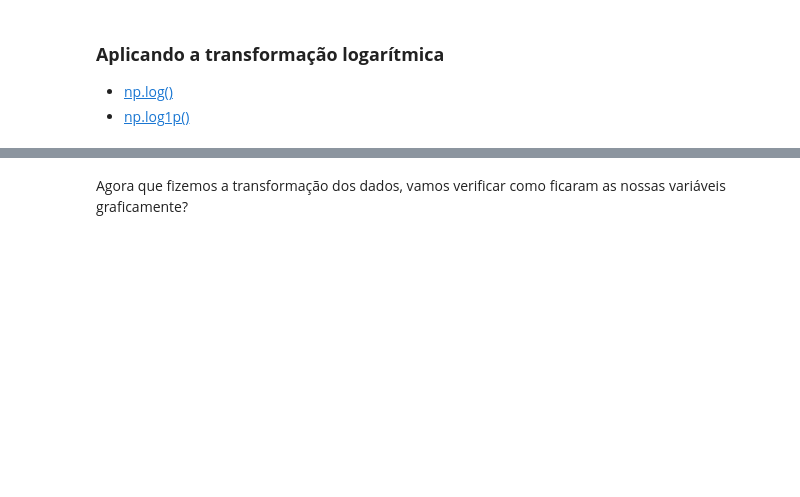
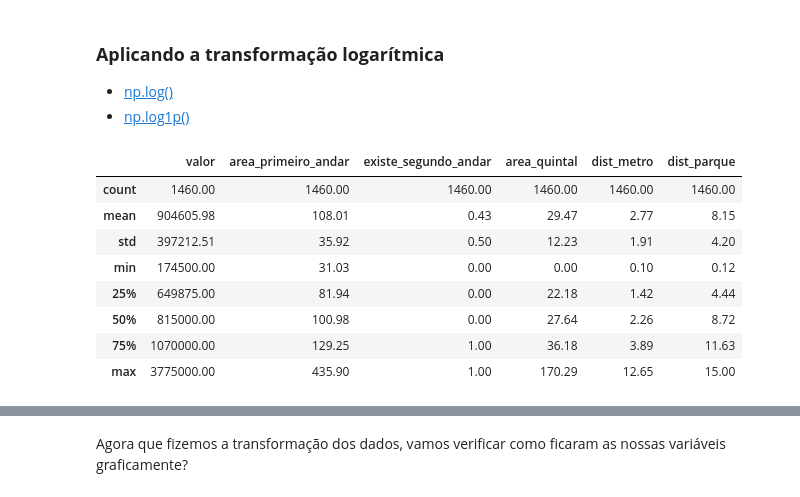
Before and after one commit to arthur-pulini/Machine-Learning-regressao-alura, a Jupyter notebook: Transformando_Variaveis_para_uma_Regressao_Linear/Regressao Linear.ipynb, the cells around one changed output, grey strips where cells are left out. Cells and saved outputs as stored; diff of their text form; code cells hidden in the pictures; blank space fills up the shorter version.

```diff
--- a/Transformando_Variaveis_para_uma_Regressao_Linear/Regressao Linear.ipynb
+++ b/Transformando_Variaveis_para_uma_Regressao_Linear/Regressao Linear.ipynb
@@ -282,4 +282,14 @@ np.log(1_000_000)
 * [np.log1p()](https://numpy.org/doc/stable/reference/generated/numpy.log1p.html)
 # %%
 # Verificando se há 0 nas variáveis explicativas do nosso df
-...
+dados.describe().round(2)
+# %% [output]
+|  | valor | area_primeiro_andar | existe_segundo_andar | area_quintal | dist_metro | dist_parque |
+| count | 1460.00 | 1460.00 | 1460.00 | 1460.00 | 1460.00 | 1460.00 |
+| mean | 904605.98 | 108.01 | 0.43 | 29.47 | 2.77 | 8.15 |
+| std | 397212.51 | 35.92 | 0.50 | 12.23 | 1.91 | 4.20 |
+| min | 174500.00 | 31.03 | 0.00 | 0.00 | 0.10 | 0.12 |
+| 25% | 649875.00 | 81.94 | 0.00 | 22.18 | 1.42 | 4.44 |
+| 50% | 815000.00 | 100.98 | 0.00 | 27.64 | 2.26 | 8.72 |
+| 75% | 1070000.00 | 129.25 | 1.00 | 36.18 | 3.89 | 11.63 |
+| max | 3775000.00 | 435.90 | 1.00 | 170.29 | 12.65 | 15.00 |
```
Also changed, not shown: parts of 4 cells of this notebook, 1 other file.
